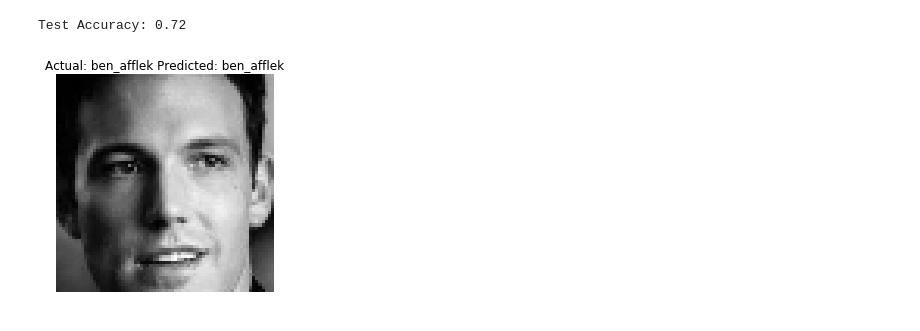
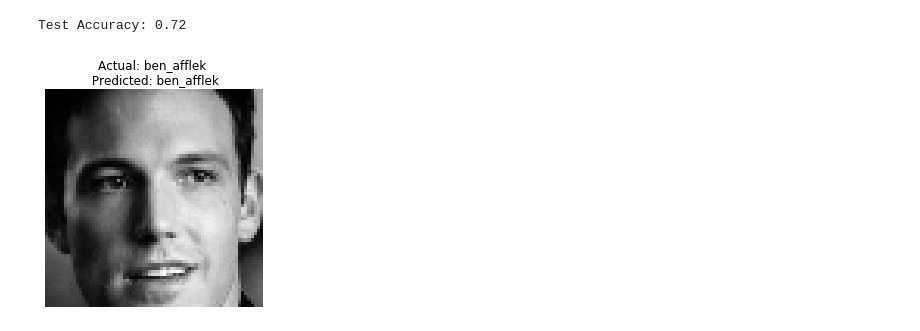
Before and after one commit to rameez471/LBP, a Jupyter notebook: 5Celeb.ipynb, the cells around one changed output. Drawn from its saved outputs; the diff is of its cells as text; code cells hidden in the pictures.

```diff
--- a/5Celeb.ipynb
+++ b/5Celeb.ipynb
@@ -47,7 +47,7 @@ id
 # %%
 (images,labels) = [np.array(lis) for lis in [images,labels]]
 # %%
-sample = X_train[0]
+sample = images[0]
 plt.imshow(sample,cmap='gray')
 plt.axis('off')
 plt.show()
@@ -153,14 +153,14 @@ print('Test Accuracy:',accuracy_score(y_pred,y_test))
 # %% [output]
 Test Accuracy: 0.72
 # %%
-sample_image = X_test[0]
+sample_image = images[0]
 
 sample = np.expand_dims(X_test_pca[0],axis=0)
 pred = model.predict(sample)[0]
 
-plt.imshow(images[0],cmap='gray')
+plt.imshow(sample_image,cmap='gray')
 plt.axis('off')
-plt.title('Actual: {} Predicted: {}'.format(names[y_test[0]],names[pred]))
+plt.title('Actual: {} \n Predicted: {}'.format(names[y_test[0]],names[pred]))
 plt.show()
 # %% [output]
-[figure, old version]
+[figure, new version]
```
